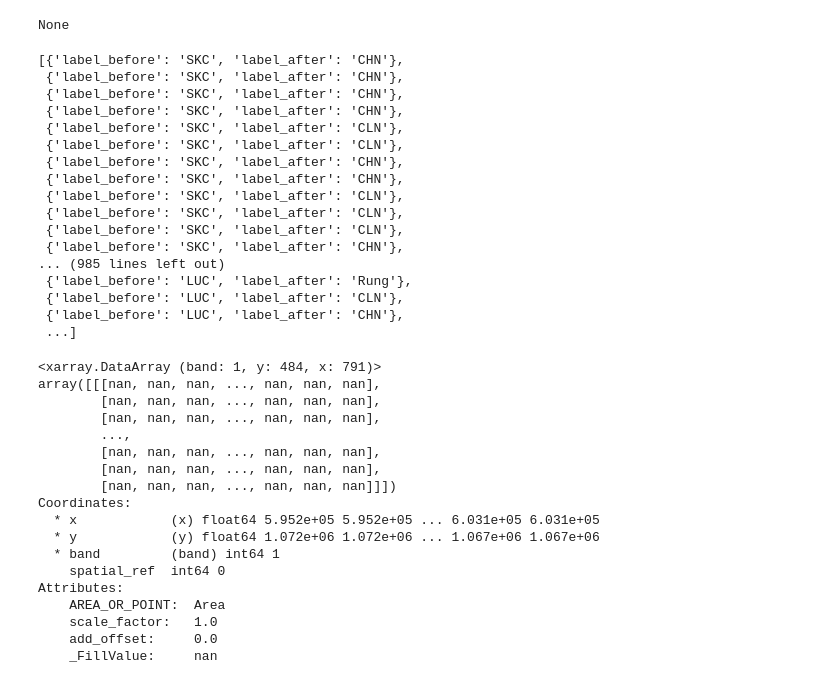
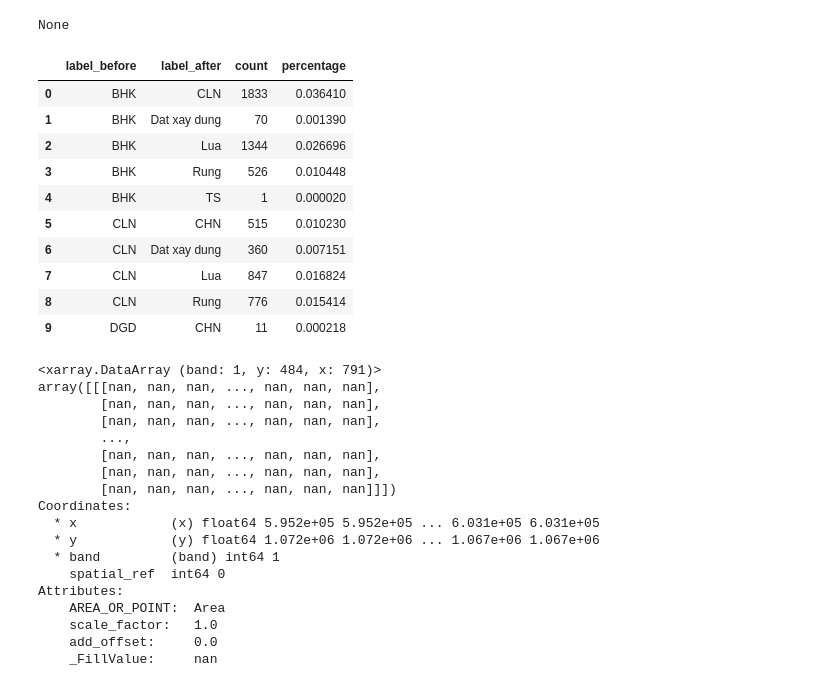
Before and after one commit to CTU-CSIRO/CSIROBoeingPhase5-Vietnam, a Jupyter notebook: Test.ipynb, the cells around one changed output. Saved outputs shown, nothing was run; the diff lists cells and outputs as text; code cells hidden in the pictures.

```diff
--- a/Test.ipynb
+++ b/Test.ipynb
@@ -103,23 +105,26 @@ array_list, result = test(KD_path, KetQuaPhanLoaiDat, CODE_MAP, label_mapping)
+# %%
+df = pd.DataFrame(result)
+grouped_counts = df.groupby(['label_before', 'label_after']).size().reset_index(name='count')
+total_count = len(df)
+
+
+grouped_counts['percentage'] = grouped_counts['count'] / total_count
+
+grouped_counts.head(10)
+# %% [output]
+|  | label_before | label_after | count | percentage |
+| 0 | BHK | CLN | 1833 | 0.036410 |
+| 1 | BHK | Dat xay dung | 70 | 0.001390 |
+| 2 | BHK | Lua | 1344 | 0.026696 |
+| 3 | BHK | Rung | 526 | 0.010448 |
+| 4 | BHK | TS | 1 | 0.000020 |
+| 5 | CLN | CHN | 515 | 0.010230 |
+| 6 | CLN | Dat xay dung | 360 | 0.007151 |
+| 7 | CLN | Lua | 847 | 0.016824 |
+| 8 | CLN | Rung | 776 | 0.015414 |
+| 9 | DGD | CHN | 11 | 0.000218 |
 # %%
-result
+mapped_array_list
-# %% [output]
-[{'label_before': 'SKC', 'label_after': 'CHN'},
- {'label_before': 'SKC', 'label_after': 'CHN'},
- {'label_before': 'SKC', 'label_after': 'CHN'},
- {'label_before': 'SKC', 'label_after': 'CHN'},
- {'label_before': 'SKC', 'label_after': 'CLN'},
- {'label_before': 'SKC', 'label_after': 'CLN'},
- {'label_before': 'SKC', 'label_after': 'CHN'},
- {'label_before': 'SKC', 'label_after': 'CHN'},
- {'label_before': 'SKC', 'label_after': 'CLN'},
- {'label_before': 'SKC', 'label_after': 'CLN'},
- {'label_before': 'SKC', 'label_after': 'CLN'},
- {'label_before': 'SKC', 'label_after': 'CHN'},
-... (985 lines left out)
- {'label_before': 'LUC', 'label_after': 'Rung'},
- {'label_before': 'LUC', 'label_after': 'CLN'},
- {'label_before': 'LUC', 'label_after': 'CHN'},
- ...]
 # %%
 rs = merge_arrays(array_list, nodata = np.nan)
 # %%
```
Also changed, not shown: parts of 4 cells of this notebook.
